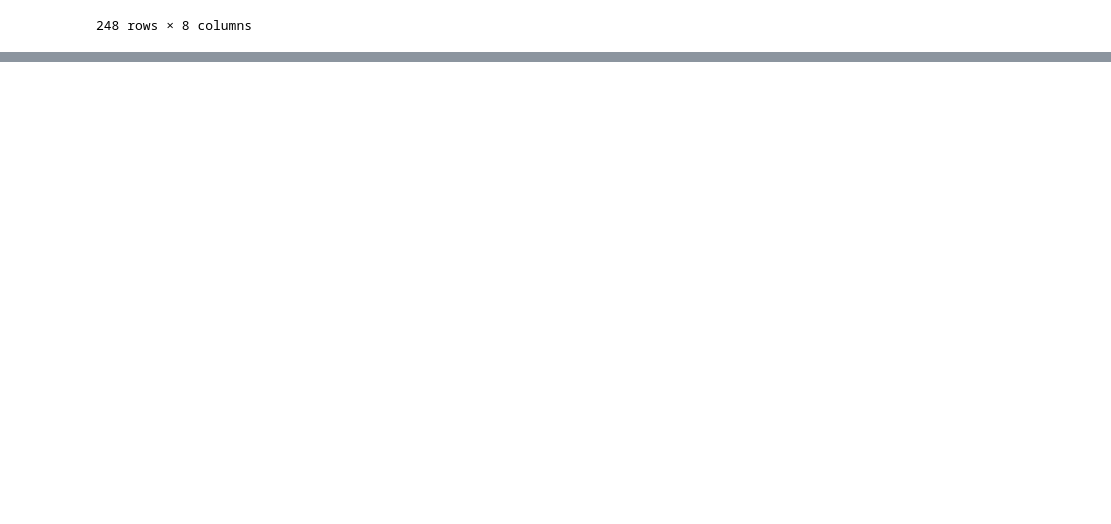
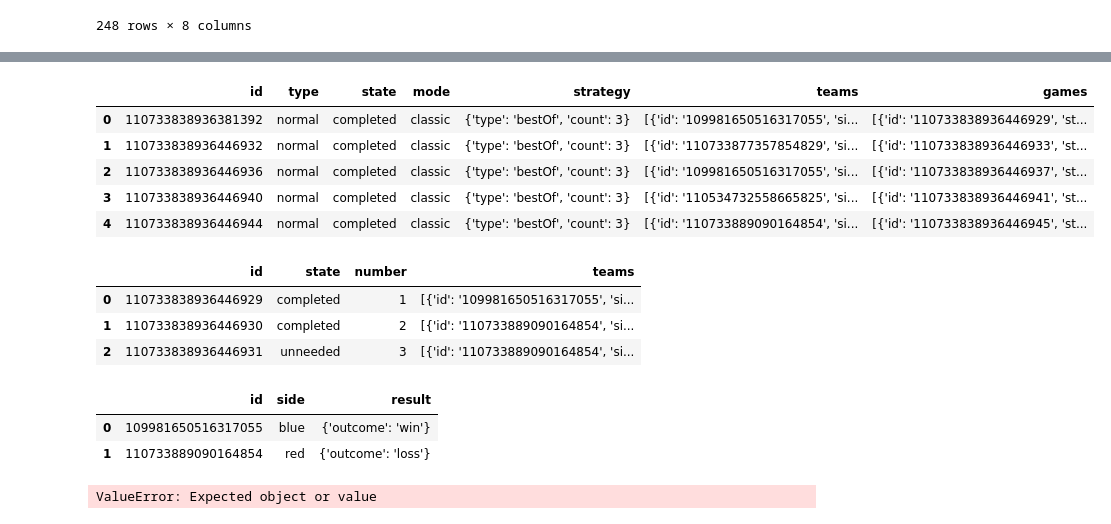
Before and after one commit to projectulterior/global-power-rankings, a Jupyter notebook: data_exploration.ipynb, the cells around one changed output, grey strips where cells are left out. Cells and saved outputs as stored; diff of their text form; code cells hidden in the pictures; blank space fills up the shorter version.

```diff
--- a/data_exploration.ipynb
+++ b/data_exploration.ipynb
@@ -104,0 +121,3 @@ tournaments
+# %%
+stage = pandas.DataFrame(tournaments.stages[0])
+stage
@@ -104,0 +128,3 @@ tournaments
+# %%
+group = pandas.DataFrame(stage.sections[0])
+group
@@ -104,0 +137,31 @@ tournaments
+# %%
+matches = pandas.DataFrame(group.matches[0])
+matches
+# %% [output]
+|  | id | type | state | mode | strategy | teams | games |
+| 0 | 110733838936381392 | normal | completed | classic | {'type': 'bestOf', 'count': 3} | [{'id': '109981650516317055', 'si... | [{'id': '110733838936446929', 'st... |
+| 1 | 110733838936446932 | normal | completed | classic | {'type': 'bestOf', 'count': 3} | [{'id': '110733877357854829', 'si... | [{'id': '110733838936446933', 'st... |
+| 2 | 110733838936446936 | normal | completed | classic | {'type': 'bestOf', 'count': 3} | [{'id': '109981650516317055', 'si... | [{'id': '110733838936446937', 'st... |
+| 3 | 110733838936446940 | normal | completed | classic | {'type': 'bestOf', 'count': 3} | [{'id': '110534732558665825', 'si... | [{'id': '110733838936446941', 'st... |
+| 4 | 110733838936446944 | normal | completed | classic | {'type': 'bestOf', 'count': 3} | [{'id': '110733889090164854', 'si... | [{'id': '110733838936446945', 'st... |
+# %%
+games = pandas.DataFrame(matches.games[0])
+games
+# %% [output]
+|  | id | state | number | teams |
+| 0 | 110733838936446929 | completed | 1 | [{'id': '109981650516317055', 'si... |
+| 1 | 110733838936446930 | completed | 2 | [{'id': '110733889090164854', 'si... |
+| 2 | 110733838936446931 | unneeded | 3 | [{'id': '110733889090164854', 'si... |
+# %%
+teams = pandas.DataFrame(games.teams[0])
+teams
+# %% [output]
+|  | id | side | result |
+| 0 | 109981650516317055 | blue | {'outcome': 'win'} |
+| 1 | 110733889090164854 | red | {'outcome': 'loss'} |
+# %%
+import pandas.io.json as pdjs
+
+pdjs.loads(tournaments)
+# %% [output]
+ValueError: Expected object or value
```
Also changed, not shown: parts of 3 cells of this notebook.
